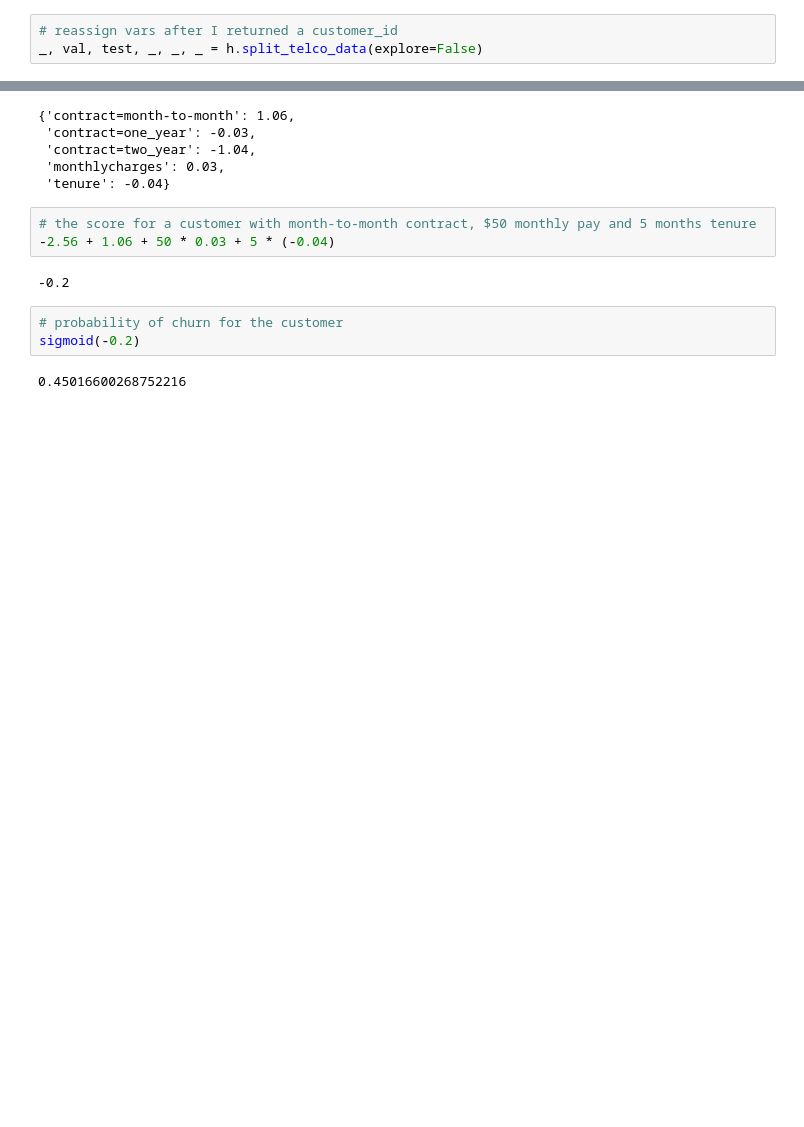
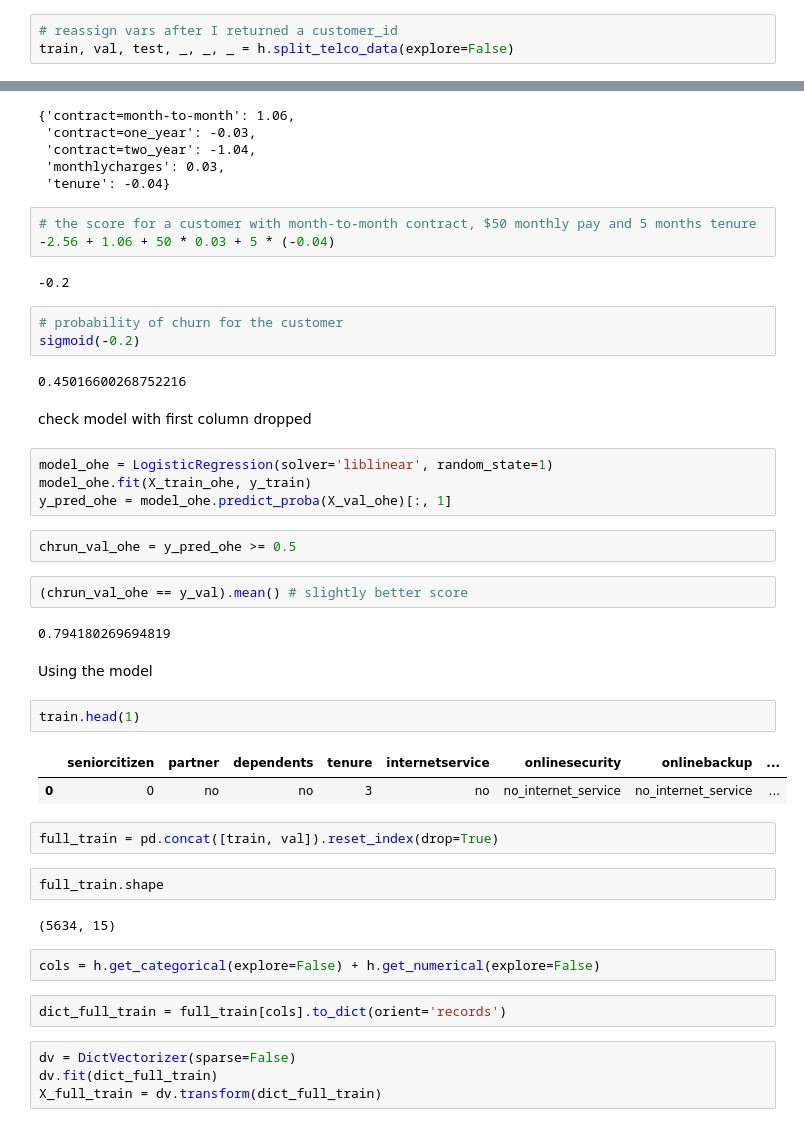
Before and after one commit to nadia-paz/ML-Zoomcamp, a Jupyter notebook: week3/04_logistic_regression.ipynb, the cells around one changed output, grey strips where cells are left out. Saved outputs shown, nothing was run; the diff lists cells and outputs as text; blank space fills up the shorter version.

Commit message:
add using model

```diff
--- a/week3/04_logistic_regression.ipynb
+++ b/week3/04_logistic_regression.ipynb
@@ -150,7 +150,7 @@ churn_prob_val
 array([False, False, False, ...,  True, False, False])
 # %%
 # reassign vars after I returned a customer_id
-_, val, test, _, _, _ = h.split_telco_data(explore=False)
+train, val, test, _, _, _ = h.split_telco_data(explore=False)
 # %%
 val.head(1)
 # %% [output]
@@ -270,3 +270,36 @@ dict(zip(dv_small.get_feature_names_out(), w.round(2)))
 sigmoid(-0.2)
 # %% [output]
 0.45016600268752216
+# %% [markdown]
+check model with first column dropped
+# %%
+model_ohe = LogisticRegression(solver='liblinear', random_state=1)
+model_ohe.fit(X_train_ohe, y_train)
+y_pred_ohe = model_ohe.predict_proba(X_val_ohe)[:, 1]
+# %%
+chrun_val_ohe = y_pred_ohe >= 0.5
+# %%
+(chrun_val_ohe == y_val).mean() # slightly better score
+# %% [output]
+0.794180269694819
+# %% [markdown]
+Using the model
+# %%
+train.head(1)
+# %% [output]
+|  | seniorcitizen | partner | dependents | tenure | internetservice | onlinesecurity | onlinebackup | ... |
+| 0 | 0 | no | no | 3 | no | no_internet_service | no_internet_service | ... |
+# %%
+full_train = pd.concat([train, val]).reset_index(drop=True)
+# %%
+full_train.shape
+# %% [output]
+(5634, 15)
+# %%
+cols = h.get_categorical(explore=False) + h.get_numerical(explore=False)
+# %%
+dict_full_train = full_train[cols].to_dict(orient='records')
+# %%
+dv = DictVectorizer(sparse=False)
+dv.fit(dict_full_train)
+X_full_train = dv.transform(dict_full_train)
```
Also changed, not shown: parts of 4 cells of this notebook.
